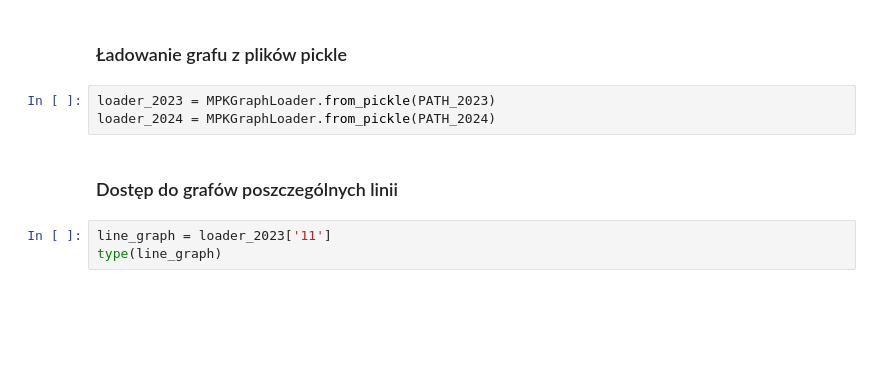
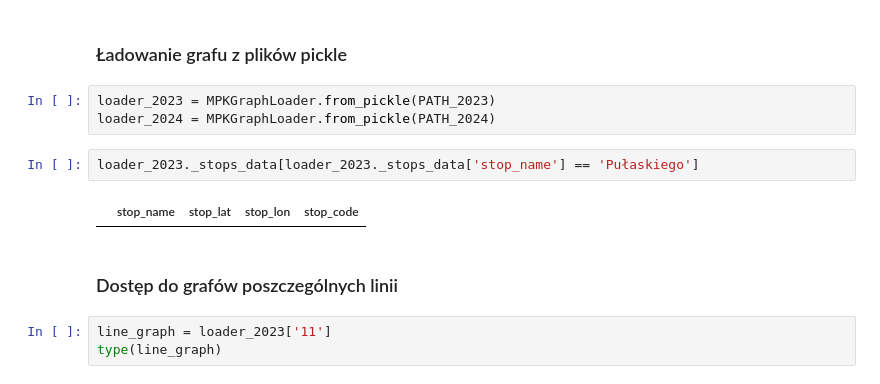
Before and after one commit to tw-krety/dane-przestrzenne, a Jupyter notebook: examples.ipynb, the cells around one changed output. Cells and saved outputs as stored; diff of their text form; blank space fills up the shorter version.

```diff
--- a/examples.ipynb
+++ b/examples.ipynb
@@ -44,6 +44,10 @@ bus_loader_2024.to_pickle(BUS_PATH_2024)
 # %%
 loader_2023 = MPKGraphLoader.from_pickle(PATH_2023)
 loader_2024 = MPKGraphLoader.from_pickle(PATH_2024)
+# %%
+loader_2023._stops_data[loader_2023._stops_data['stop_name'] == 'Pułaskiego']
+# %% [output]
+|  | stop_name | stop_lat | stop_lon | stop_code |
 # %% [markdown]
 ### Dostęp do grafów poszczególnych linii
 # %%
```
Also changed, not shown: 8 other files.
